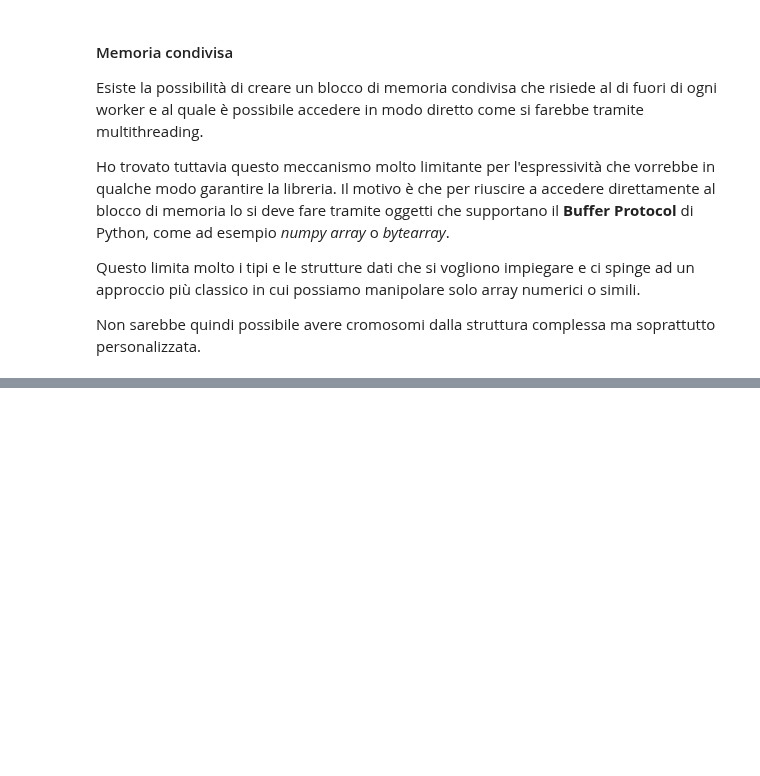
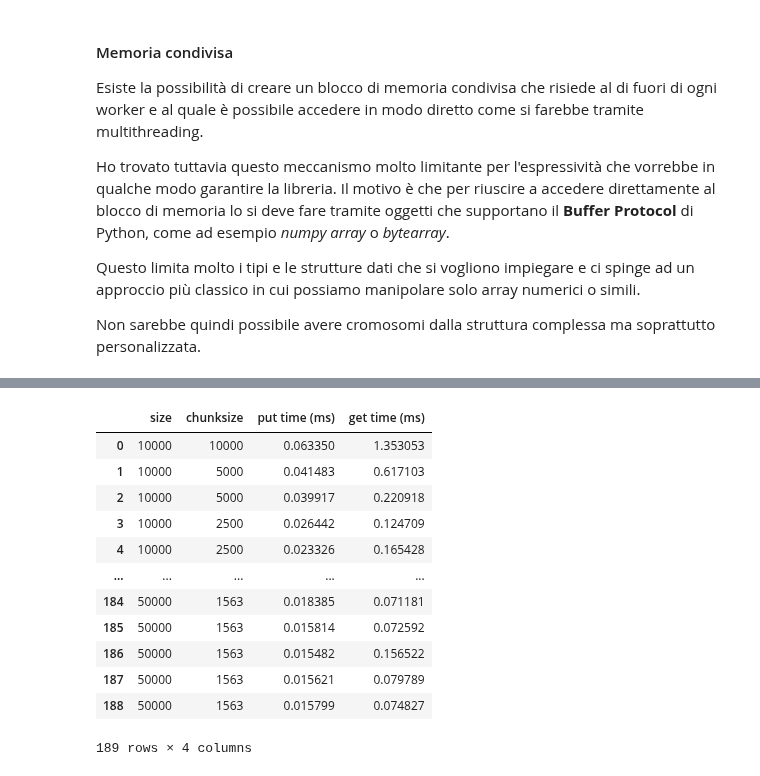
Before and after one commit to FedericoBustaffa/thesis, a Jupyter notebook: src/notebook.ipynb, the cells around one changed output, grey strips where cells are left out. Cells and saved outputs as stored; diff of their text form; code cells hidden in the pictures; blank space fills up the shorter version.

```diff
--- a/src/notebook.ipynb
+++ b/src/notebook.ipynb
@@ -167,0 +198,17 @@ frequente rimane comunque quello medio.
+# %%
+assert buffer.empty()
+
+whole_pop_timings = {"size": [], "put time (ms)": [], "get time (ms)": []}
+for pop, size in zip(populations, population_sizes):
+    start = time.perf_counter()
+    buffer.put(pop)
+    put_end = time.perf_counter()
+    buffer.get()
+    get_end = time.perf_counter()
+
+    whole_pop_timings["size"].append(size)
+    whole_pop_timings["put time (ms)"].append((put_end - start) * 1000.0)
+    whole_pop_timings["get time (ms)"].append((get_end - put_end) * 1000.0)
+
+whole_pop_timings = pd.DataFrame(whole_pop_timings)
+whole_pop_timings
@@ -167,0 +263,38 @@ frequente rimane comunque quello medio.
+# %%
+import math
+
+chunk_df = {"size": [], "chunksize": [], "put time (ms)": [], "get time (ms)": []}
+
+for size, pop in zip(population_sizes, populations):
+    chunksize = size
+    for _ in range(6):
+        for i in range(0, len(pop), chunksize):
+            start = time.perf_counter()
+            buffer.put(pop[i : i + chunksize])
+            put_end = time.perf_counter()
+            buffer.get()
+            get_end = time.perf_counter()
+
+            chunk_df["size"].append(size)
+            chunk_df["chunksize"].append(chunksize)
+            chunk_df["put time (ms)"].append((put_end - start) * 1000.0)
+            chunk_df["get time (ms)"].append((get_end - put_end) * 1000.0)
+
+        chunksize = math.ceil(chunksize / 2)
+
+chunk_df = pd.DataFrame(chunk_df)
+chunk_df
+# %% [output]
+|  | size | chunksize | put time (ms) | get time (ms) |
+| 0 | 10000 | 10000 | 0.063350 | 1.353053 |
+| 1 | 10000 | 5000 | 0.041483 | 0.617103 |
+| 2 | 10000 | 5000 | 0.039917 | 0.220918 |
+| 3 | 10000 | 2500 | 0.026442 | 0.124709 |
+| 4 | 10000 | 2500 | 0.023326 | 0.165428 |
+| ... | ... | ... | ... | ... |
+| 184 | 50000 | 1563 | 0.018385 | 0.071181 |
+| 185 | 50000 | 1563 | 0.015814 | 0.072592 |
+| 186 | 50000 | 1563 | 0.015482 | 0.156522 |
+| 187 | 50000 | 1563 | 0.015621 | 0.079789 |
+| 188 | 50000 | 1563 | 0.015799 | 0.074827 |
+189 rows × 4 columns
```
Also changed, not shown: parts of 20 cells of this notebook, 1 other file.
